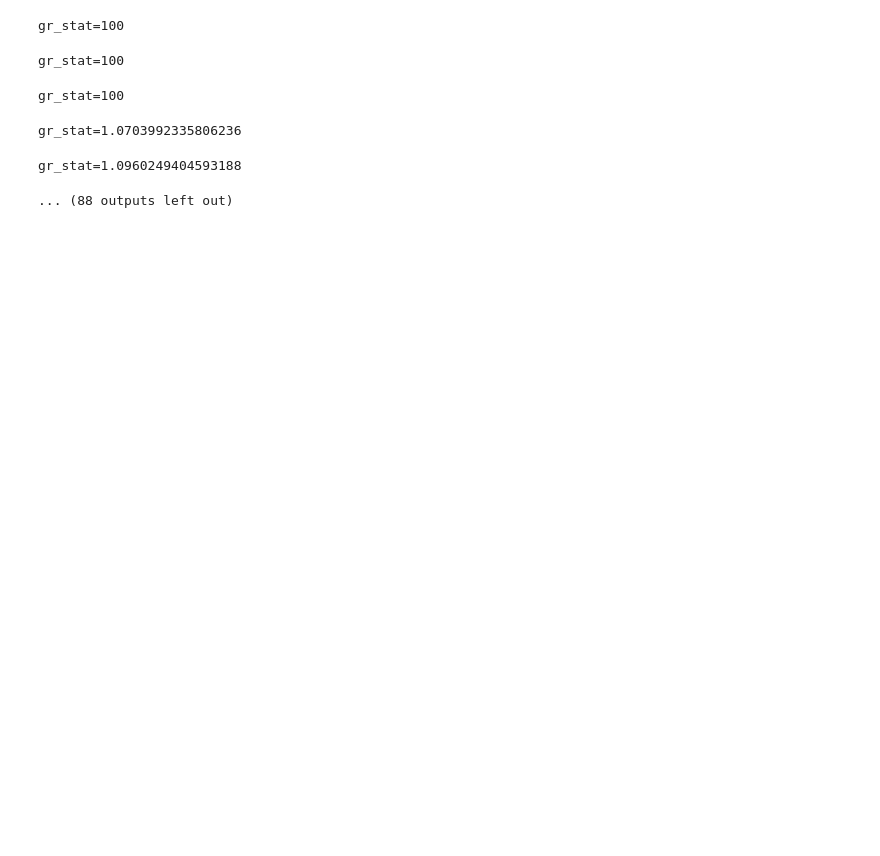
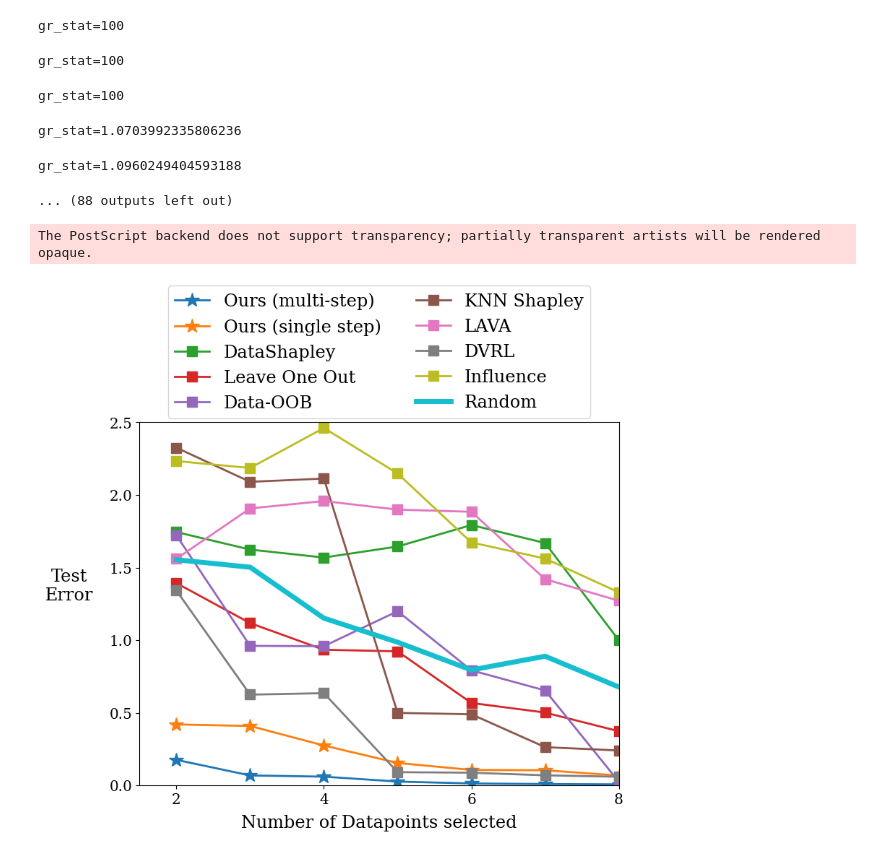
Before and after one commit to clu5/data-acquisition-via-experimental-design, a Jupyter notebook: nbs/overfitting.ipynb, the cells around one changed output. Saved outputs shown, nothing was run; the diff lists cells and outputs as text; code cells hidden in the pictures; blank space fills up the shorter version.

Commit message:
added mimic dataset to main script

```diff
--- a/nbs/overfitting.ipynb
+++ b/nbs/overfitting.ipynb
@@ -158,33 +162,36 @@ for k, v in errors.items():
             k = 'KNN Shapley'
         case 'DataOob':
             k = 'Data-OOB'
     match k:
         case k if 'Ours' in k:
             lw = 2
             ls = '-'
             marker = '*'
             ms = ms + 5
         case k if 'random' in k.lower():
             lw = 5
             ls = '-'
             marker = ''
         case _:
             lw = 2
             ls = '-'
             marker = 's'
     plt.plot(rang, err, label=k, marker=marker, ls=ls, lw=lw, ms=ms)
 plt.xticks(np.arange(2, 21, 2), fontsize='x-large')
-plt.yticks(np.arange(0, 10, 1.0), fontsize='x-large')
+plt.yticks(np.arange(0, 10, 0.5), fontsize='x-large')
 # plt.xlim(1.5, 21)
 # plt.ylim(0, 2.8)
 
-plt.xlim(1.5, 10)
-plt.ylim(0, 4)
+plt.xlim(1.5, 8)
+plt.ylim(0, 2.5)
 # plt.ylim(0, 1.3)
 # plt.ylim(0, 0.3)
 plt.xlabel('Number of Datapoints selected', fontsize='xx-large', labelpad=8)
 plt.ylabel('Test\nError', fontsize='xx-large', rotation=0, labelpad=40)
 plt.legend(fontsize='xx-large', bbox_to_anchor=(0.5, 1.4), loc='upper center', ncols=2)
 # plt.legend(fontsize='x-large', loc='upper right')
 plt.tight_layout(pad=0, w_pad=0)
 plt.savefig(figure_dir / f"overfitting-low-val.eps", bbox_inches="tight")
+# %% [output]
+The PostScript backend does not support transparency; partially transparent artists will be rendered opaque.
+[figure, added]
```
Also changed, not shown: parts of 1 cell of this notebook, 8 other files.
